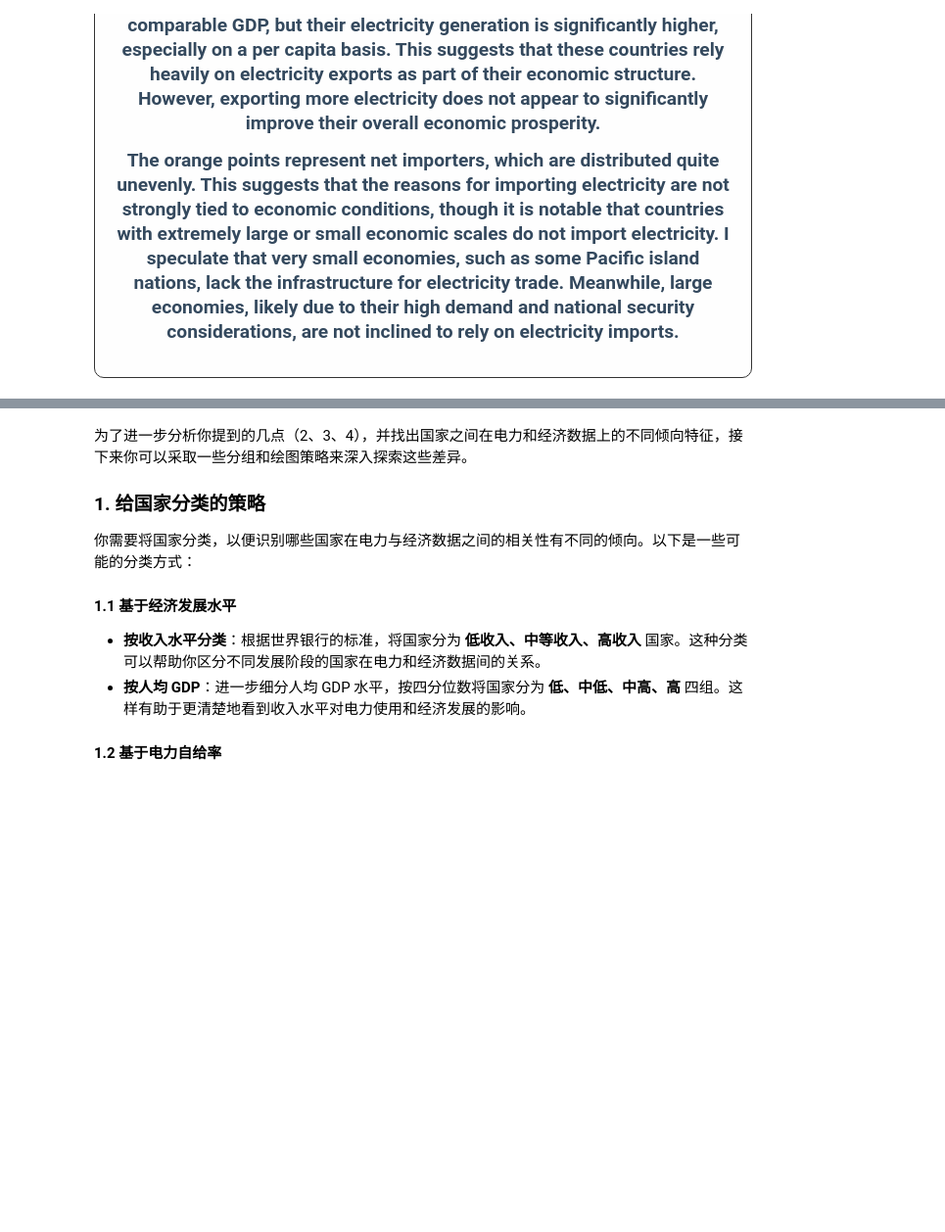
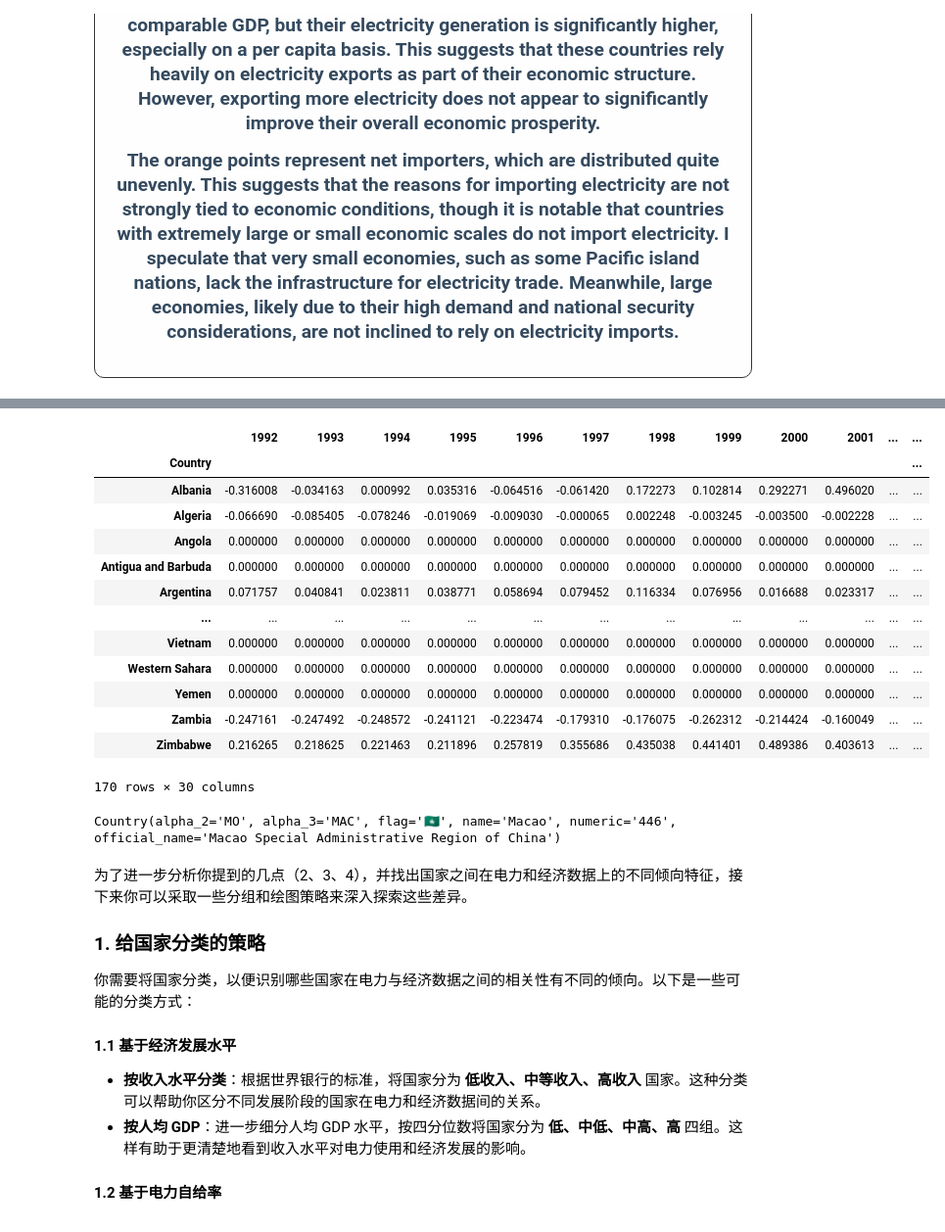
Before and after one commit to xiaothua/CMSE830, a Jupyter notebook: 2_data_analysis.ipynb, the cells around one changed output, grey strips where cells are left out. Shown at 98% size. Saved outputs shown, nothing was run; the diff lists cells and outputs as text; code cells hidden in the pictures; blank space fills up the shorter version.

```diff
--- a/2_data_analysis.ipynb
+++ b/2_data_analysis.ipynb
@@ -254,0 +291,17 @@ plt.show()
+# %%
+net_import_ratio
+# %% [output]
+|  | 1992 | 1993 | 1994 | 1995 | 1996 | 1997 | 1998 | 1999 | 2000 | 2001 | ... | ... |
+| Country |  |  |  |  |  |  |  |  |  |  |  | ... |
+| Albania | -0.316008 | -0.034163 | 0.000992 | 0.035316 | -0.064516 | -0.061420 | 0.172273 | 0.102814 | 0.292271 | 0.496020 | ... | ... |
+| Algeria | -0.066690 | -0.085405 | -0.078246 | -0.019069 | -0.009030 | -0.000065 | 0.002248 | -0.003245 | -0.003500 | -0.002228 | ... | ... |
+| Angola | 0.000000 | 0.000000 | 0.000000 | 0.000000 | 0.000000 | 0.000000 | 0.000000 | 0.000000 | 0.000000 | 0.000000 | ... | ... |
+| Antigua and Barbuda | 0.000000 | 0.000000 | 0.000000 | 0.000000 | 0.000000 | 0.000000 | 0.000000 | 0.000000 | 0.000000 | 0.000000 | ... | ... |
+| Argentina | 0.071757 | 0.040841 | 0.023811 | 0.038771 | 0.058694 | 0.079452 | 0.116334 | 0.076956 | 0.016688 | 0.023317 | ... | ... |
+| ... | ... | ... | ... | ... | ... | ... | ... | ... | ... | ... | ... | ... |
+| Vietnam | 0.000000 | 0.000000 | 0.000000 | 0.000000 | 0.000000 | 0.000000 | 0.000000 | 0.000000 | 0.000000 | 0.000000 | ... | ... |
+| Western Sahara | 0.000000 | 0.000000 | 0.000000 | 0.000000 | 0.000000 | 0.000000 | 0.000000 | 0.000000 | 0.000000 | 0.000000 | ... | ... |
+| Yemen | 0.000000 | 0.000000 | 0.000000 | 0.000000 | 0.000000 | 0.000000 | 0.000000 | 0.000000 | 0.000000 | 0.000000 | ... | ... |
+| Zambia | -0.247161 | -0.247492 | -0.248572 | -0.241121 | -0.223474 | -0.179310 | -0.176075 | -0.262312 | -0.214424 | -0.160049 | ... | ... |
+| Zimbabwe | 0.216265 | 0.218625 | 0.221463 | 0.211896 | 0.257819 | 0.355686 | 0.435038 | 0.441401 | 0.489386 | 0.403613 | ... | ... |
+170 rows × 30 columns
@@ -255,3 +416,7 @@ plt.show()
+# %%
+pycountry.countries.lookup('Macao')
+# %% [output]
+Country(alpha_2='MO', alpha_3='MAC', flag='🇲🇴', name='Macao', numeric='446', official_name='Macao Special Administrative Region of China')
 # %% [markdown]
 为了进一步分析你提到的几点（2、3、4），并找出国家之间在电力和经济数据上的不同倾向特征，接下来你可以采取一些分组和绘图策略来深入探索这些差异。
 
```
Also changed, not shown: parts of 5 cells of this notebook, 1 other file.
